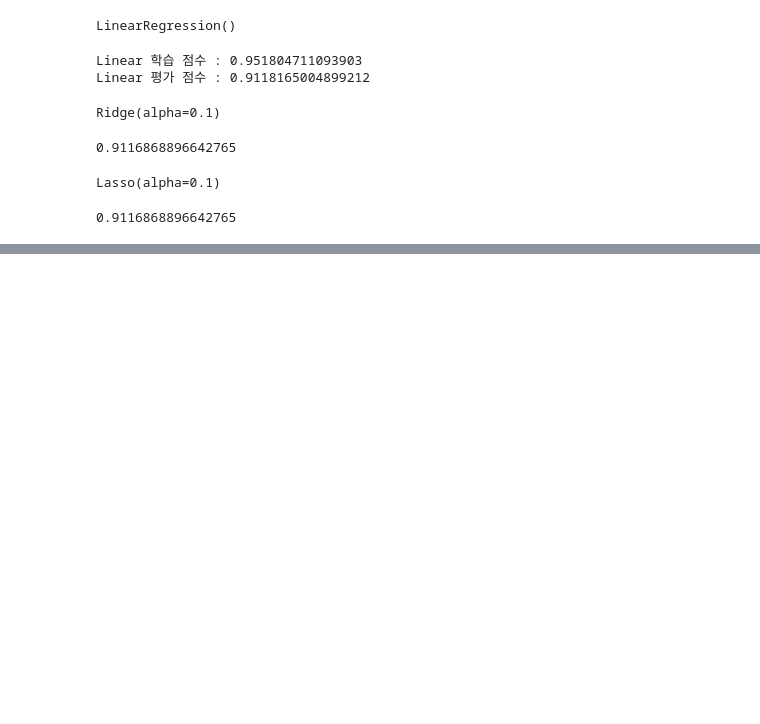
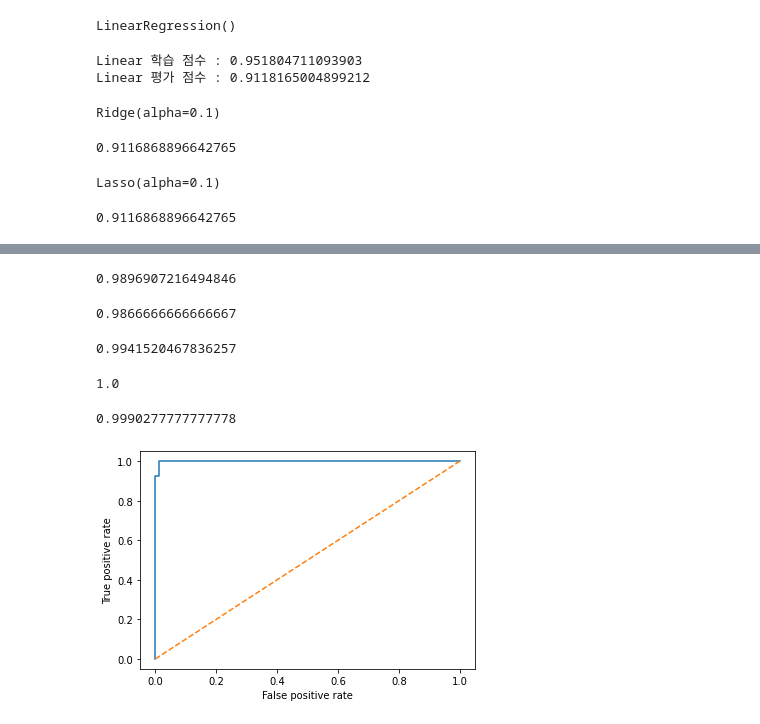
Before and after one commit to eaglehkim/python, a Jupyter notebook: prac4.ipynb, the cells around one changed output, grey strips where cells are left out. Cells and saved outputs as stored; diff of their text form; code cells hidden in the pictures; blank space fills up the shorter version.

```diff
--- a/prac4.ipynb
+++ b/prac4.ipynb
@@ -191,0 +509,10 @@ model.score(test_poly, output_test)
+# %%
+from sklearn.model_selection import train_test_split
+X_train, X_test, y_train, y_test = train_test_split(input, output, test_size = 0.3)
+# %%
+from sklearn.linear_model import Perceptron, LogisticRegression
+Perc = Perceptron()
+Logi = LogisticRegression()
+# %%
+Perc.fit(X_train, y_train)
+Logi.fit(X_train, y_train)
@@ -191,0 +562,34 @@ model.score(test_poly, output_test)
+# %%
+Specificity = CM2[1][1] / (CM2[0][1]+CM2[1][1])
+Specificity
+# %% [output]
+0.9896907216494846
+# %%
+Precision = CM2[0][0] / (CM2[0][0] + CM2[0][1])
+Precision
+# %% [output]
+0.9866666666666667
+# %%
+from sklearn.metrics import accuracy_score, recall_score, precision_score
+accuracy_score(y_test, Logi.predict(X_test))
+# %% [output]
+0.9941520467836257
+# %%
+recall_score(y_test, Logi.predict(X_test))
+# %% [output]
+1.0
+# %%
+from sklearn.metrics import roc_curve, roc_auc_score
+Logi_prob = Logi.predict_proba(X_test)
+Logi_prob = Logi_prob[:,1]
+FPR, TPR, threshold = roc_curve(y_test, Logi_prob)
+roc_auc_score(y_test, Logi.predict_proba(X_test)[:,1])
+# %% [output]
+0.9990277777777778
+# %%
+plt.plot(FPR, TPR)
+plt.plot([0,1],[0,1],'--')
+plt.xlabel('False positive rate')
+plt.ylabel('True positive rate');
+# %% [output]
+[figure, added]
```
Also changed, not shown: parts of 66 cells of this notebook.
